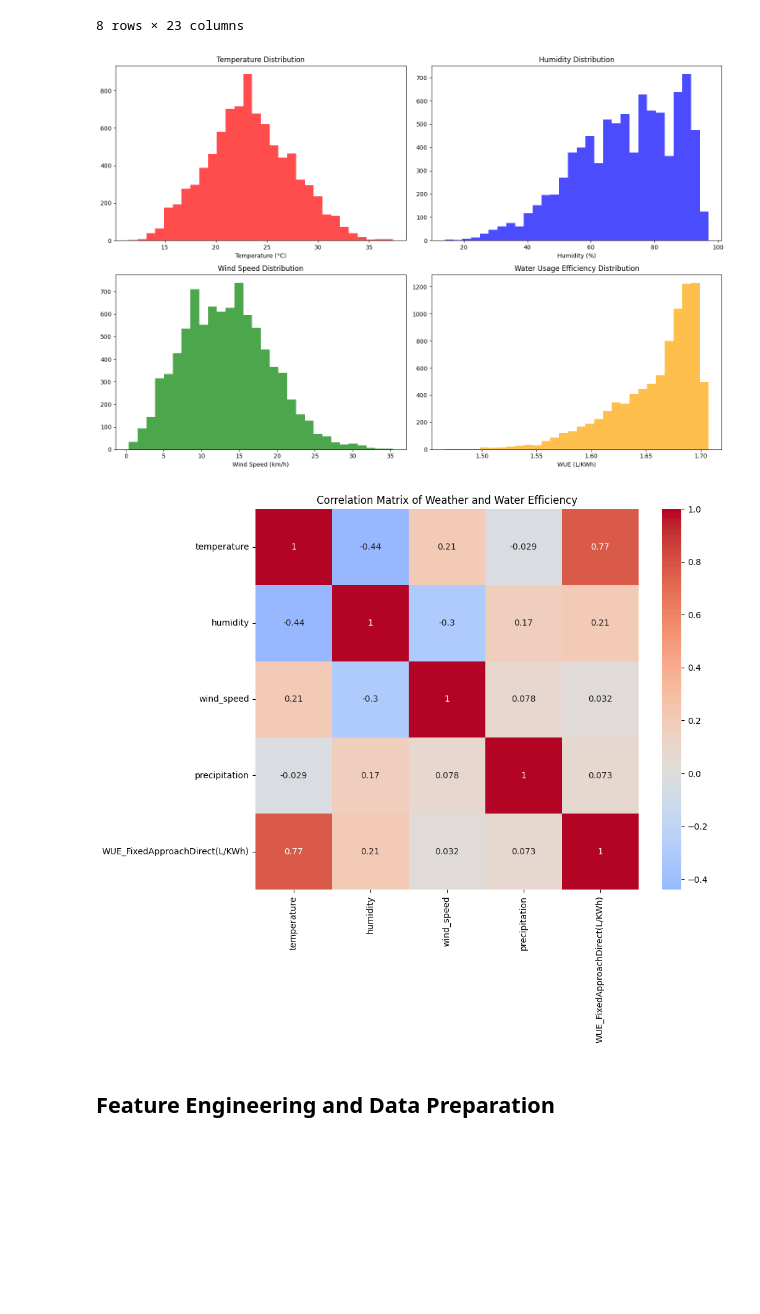
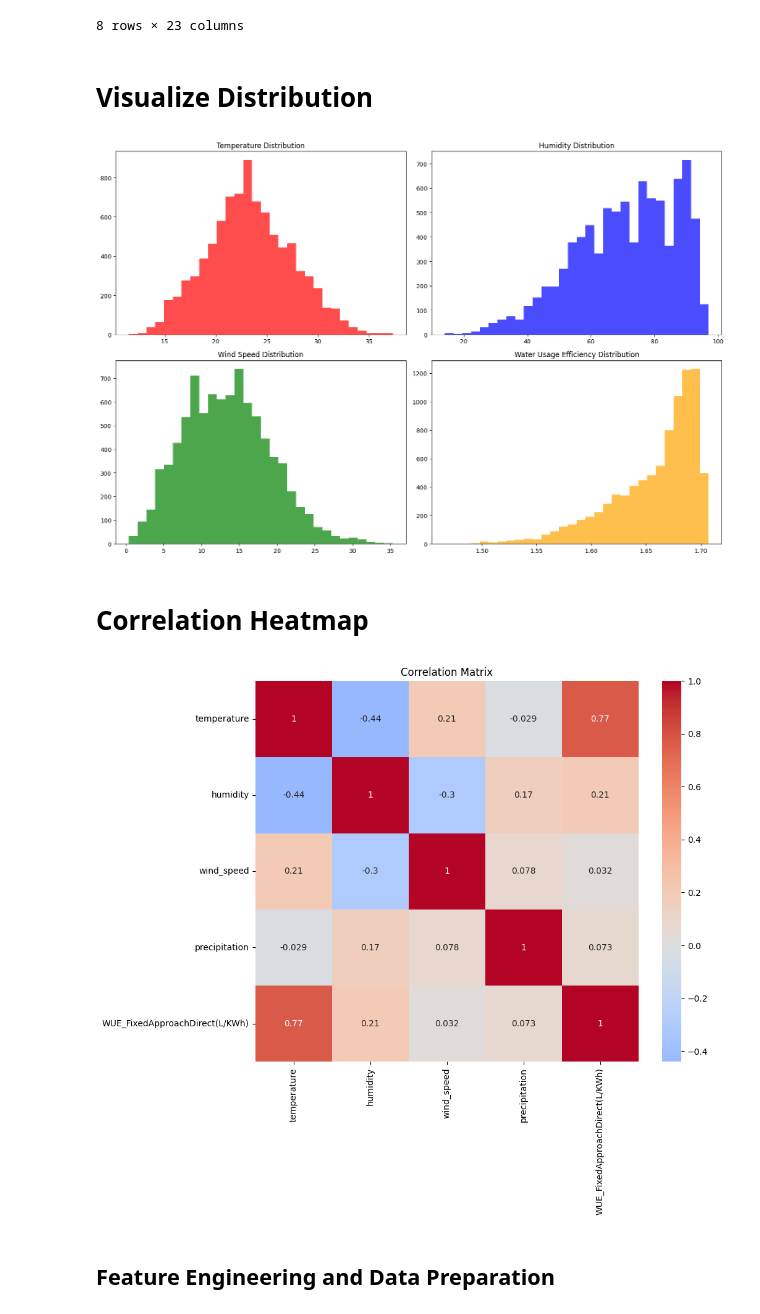
Before and after one commit to MizeroR/linear_regression_model, a Jupyter notebook: summative/linear_regression/maputo_water_efficiency.ipynb, the cells around one changed output. Drawn from its saved outputs; the diff is of its cells as text; code cells hidden in the pictures; blank space fills up the shorter version.

```diff
--- a/summative/linear_regression/maputo_water_efficiency.ipynb
+++ b/summative/linear_regression/maputo_water_efficiency.ipynb
@@ -25,8 +28,6 @@ warnings.filterwarnings('ignore')
 # %%
-# Load the dataset
-df = pd.read_csv('/Users/mizeroreine/Desktop/docs/ALU/linear_regression_model/summative/linear_regression/Maputo.csv')
+df = pd.read_csv('Maputo.csv')
 print(f'Dataset shape: {df.shape}')
-print(f'\nFirst few columns: {df.columns[:10].tolist()}')
 df.head()
 # %% [output]
 Dataset shape: (8784, 27)
@@ -75,44 +73,43 @@ Basic Statistics:
 | 75% | 26.100000 | 0.000000 | 17.200000 | 84.000000 | 71.582997 | 0.000002 | ... |
 | max | 37.300000 | 9.300000 | 35.300000 | 97.000000 | 81.311682 | 0.000002 | ... |
 8 rows × 23 columns
+# %% [markdown]
+# Visualize Distribution
 # %%
 # Visualize key variables
 fig, axes = plt.subplots(2, 2, figsize=(15, 10))
 
 # Temperature distribution
 axes[0,0].hist(df['temperature'], bins=30, alpha=0.7, color='red')
 axes[0,0].set_title('Temperature Distribution')
-axes[0,0].set_xlabel('Temperature (°C)')
 
 # Humidity distribution
 axes[0,1].hist(df['humidity'], bins=30, alpha=0.7, color='blue')
 axes[0,1].set_title('Humidity Distribution')
-axes[0,1].set_xlabel('Humidity (%)')
 
 # Wind speed distribution
 axes[1,0].hist(df['wind_speed'], bins=30, alpha=0.7, color='green')
 axes[1,0].set_title('Wind Speed Distribution')
-axes[1,0].set_xlabel('Wind Speed (km/h)')
 
 # Water efficiency distribution
 axes[1,1].hist(df['WUE_FixedApproachDirect(L/KWh)'], bins=30, alpha=0.7, color='orange')
 axes[1,1].set_title('Water Usage Efficiency Distribution')
-axes[1,1].set_xlabel('WUE (L/KWh)')
 
 plt.tight_layout()
 plt.show()
 # %% [output]
-[figure, old version]
+[figure, new version]
+# %% [markdown]
+# Correlation Heatmap
 # %%
-# Correlation heatmap
 features_for_corr = ['temperature', 'humidity', 'wind_speed', 'precipitation', 'WUE_FixedApproachDirect(L/KWh)']
 plt.figure(figsize=(10, 8))
 correlation_matrix = df[features_for_corr].corr()
 sns.heatmap(correlation_matrix, annot=True, cmap='coolwarm', center=0)
-plt.title('Correlation Matrix of Weather and Water Efficiency')
+plt.title('Correlation Matrix')
 plt.show()
 # %% [output]
-[figure, old version]
+[figure, new version]
 # %% [markdown]
 ## Feature Engineering and Data Preparation
 # %%
```
Also changed, not shown: parts of 18 cells of this notebook.
